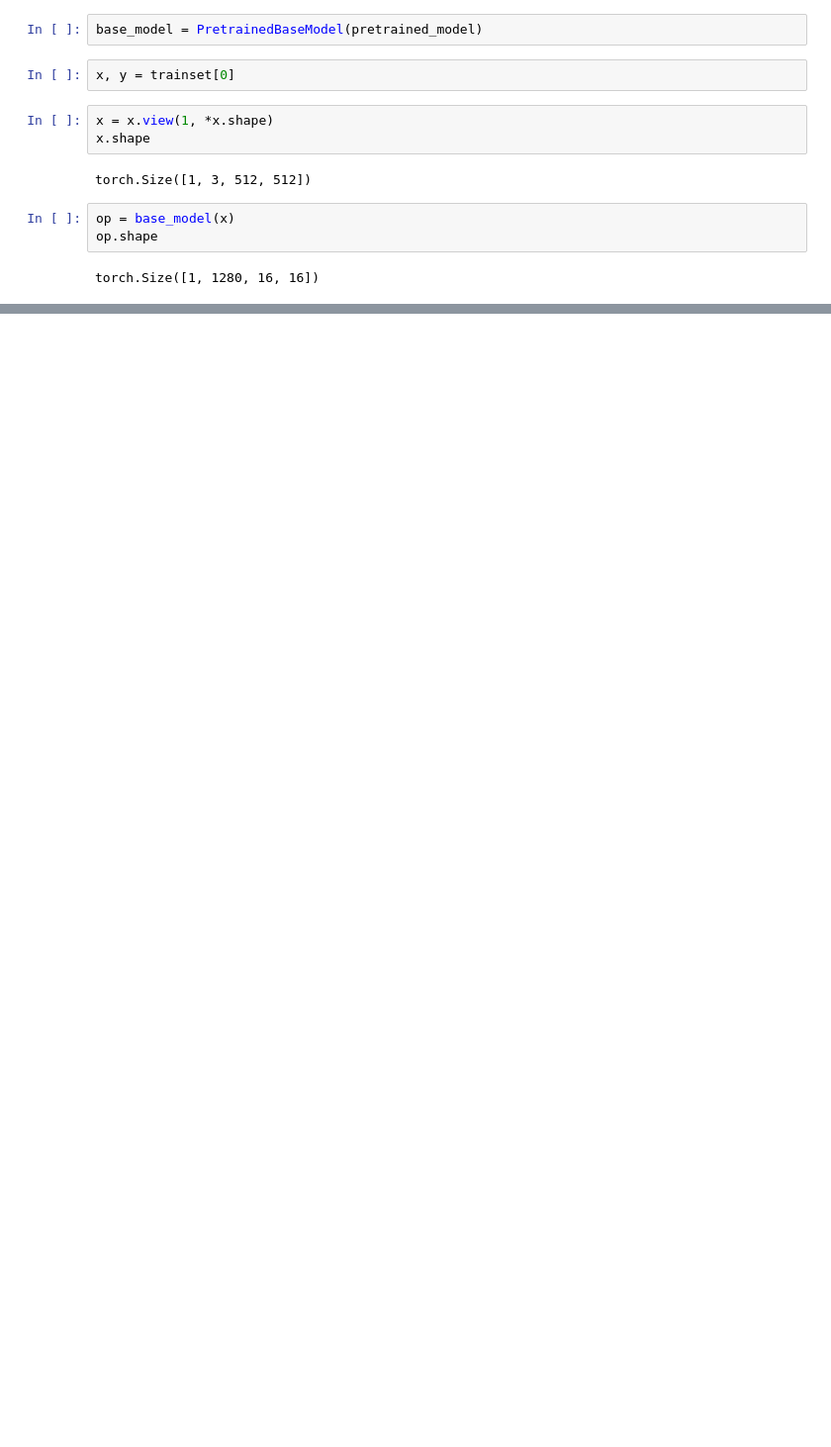
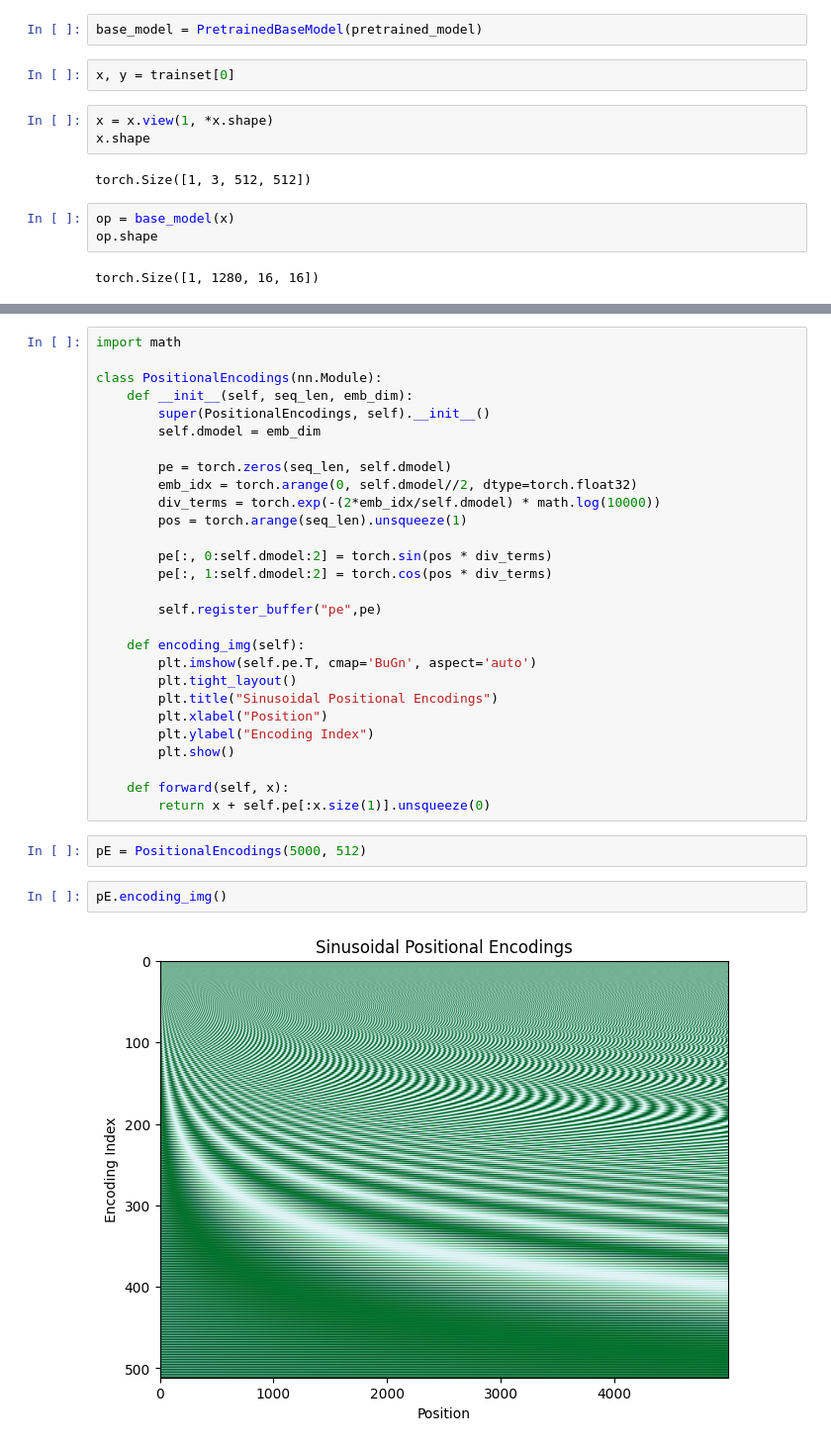
Before and after one commit to Aman-Yadav-PY/Vision-Transformer-Model, a Jupyter notebook: Notebooks/ModelPrototype.ipynb, the cells around one changed output, grey strips where cells are left out. Shown at 99% size. Cells and saved outputs as stored; diff of their text form; blank space fills up the shorter version.

```diff
--- a/Notebooks/ModelPrototype.ipynb
+++ b/Notebooks/ModelPrototype.ipynb
@@ -77,0 +128,34 @@ TypeError: 'Figure' object is not callable
+# %%
+import math
+
+class PositionalEncodings(nn.Module):
+    def __init__(self, seq_len, emb_dim):
+        super(PositionalEncodings, self).__init__()
+        self.dmodel = emb_dim
+
+        pe = torch.zeros(seq_len, self.dmodel)
+        emb_idx = torch.arange(0, self.dmodel//2, dtype=torch.float32)
+        div_terms = torch.exp(-(2*emb_idx/self.dmodel) * math.log(10000))
+        pos = torch.arange(seq_len).unsqueeze(1)
+
+        pe[:, 0:self.dmodel:2] = torch.sin(pos * div_terms)
+        pe[:, 1:self.dmodel:2] = torch.cos(pos * div_terms)
+
+        self.register_buffer("pe",pe)
+
+    def encoding_img(self):
+        plt.imshow(self.pe.T, cmap='BuGn', aspect='auto')
+        plt.tight_layout()
+        plt.title("Sinusoidal Positional Encodings")
+        plt.xlabel("Position")
+        plt.ylabel("Encoding Index")
+        plt.show()
+
+    def forward(self, x):
+        return x + self.pe[:x.size(1)].unsqueeze(0)
+# %%
+pE = PositionalEncodings(5000, 512)
+# %%
+pE.encoding_img()
+# %% [output]
+[figure, added]
```
Also changed, not shown: parts of 19 cells of this notebook, 4 other files.
